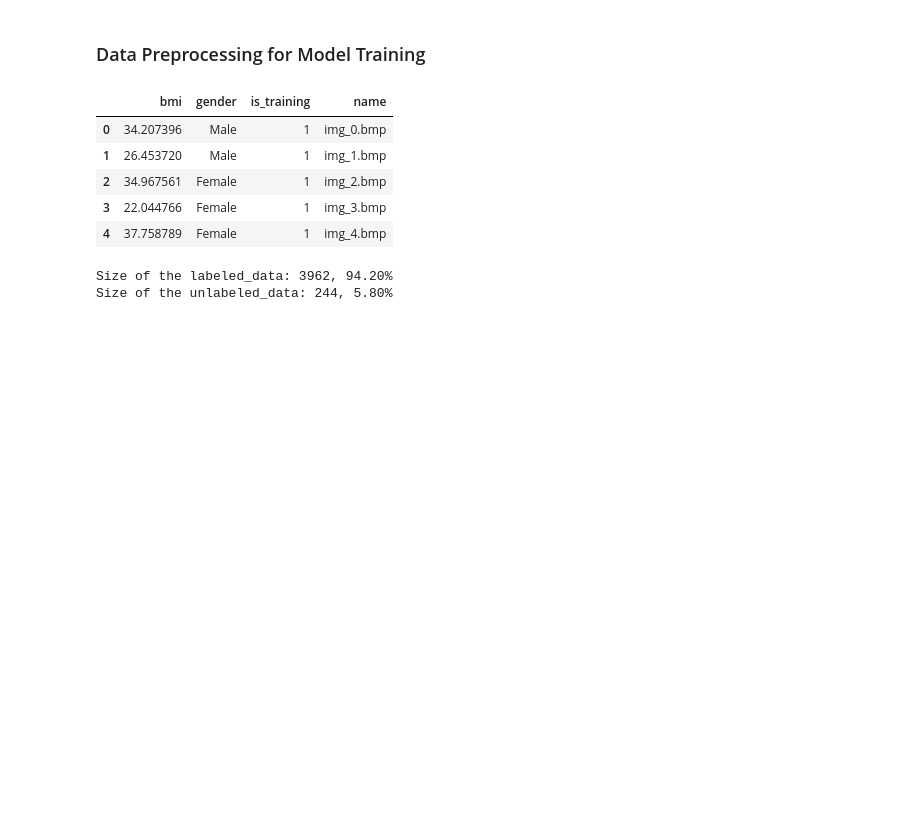
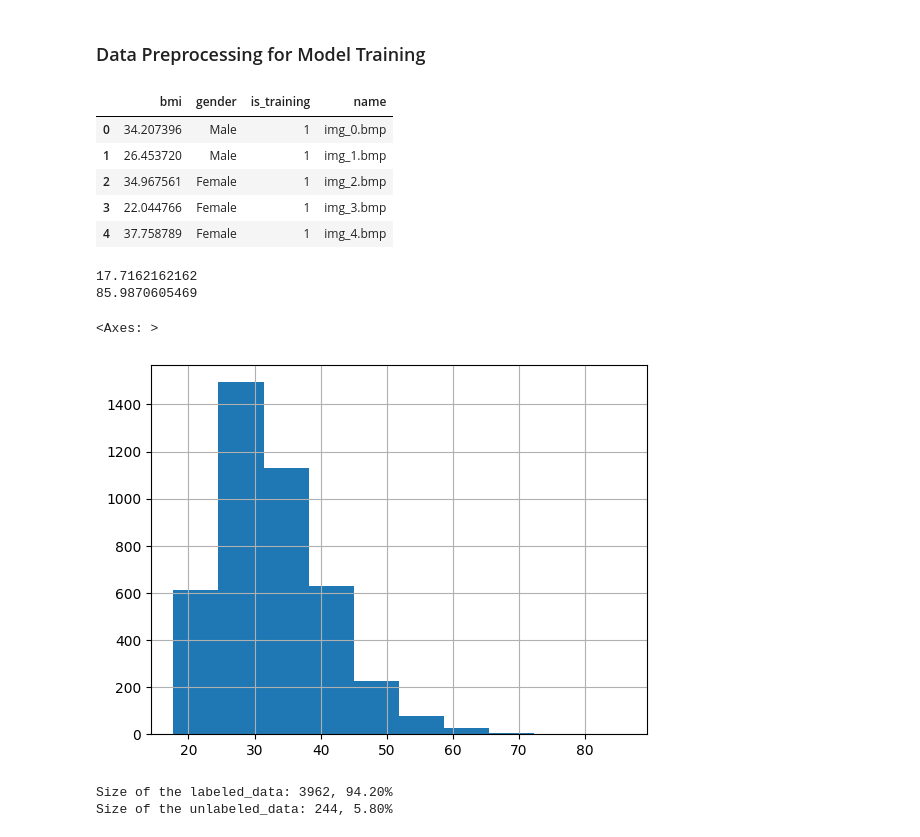
Before and after one commit to sondande/ML_II_Final_Project, a Jupyter notebook: tensor_model_training.ipynb, the cells around one changed output. Drawn from its saved outputs; the diff is of its cells as text; code cells hidden in the pictures; blank space fills up the shorter version.

```diff
--- a/tensor_model_training.ipynb
+++ b/tensor_model_training.ipynb
@@ -21,6 +21,17 @@ df.head()
 | 2 | 34.967561 | Female | 1 | img_2.bmp |
 | 3 | 22.044766 | Female | 1 | img_3.bmp |
 | 4 | 37.758789 | Female | 1 | img_4.bmp |
+# %%
+print(df['bmi'].min())
+print(df['bmi'].max())
+# %% [output]
+17.7162162162
+85.9870605469
+# %%
+df['bmi'].hist()
+# %% [output]
+<Axes: >
+[figure, added]
 # %%
 labeled_data = df[df["name"].isin(existing_image_files)]
 unlabeled_data = df[~df["name"].isin(existing_image_files)]
```
Also changed, not shown: 4 other files.
